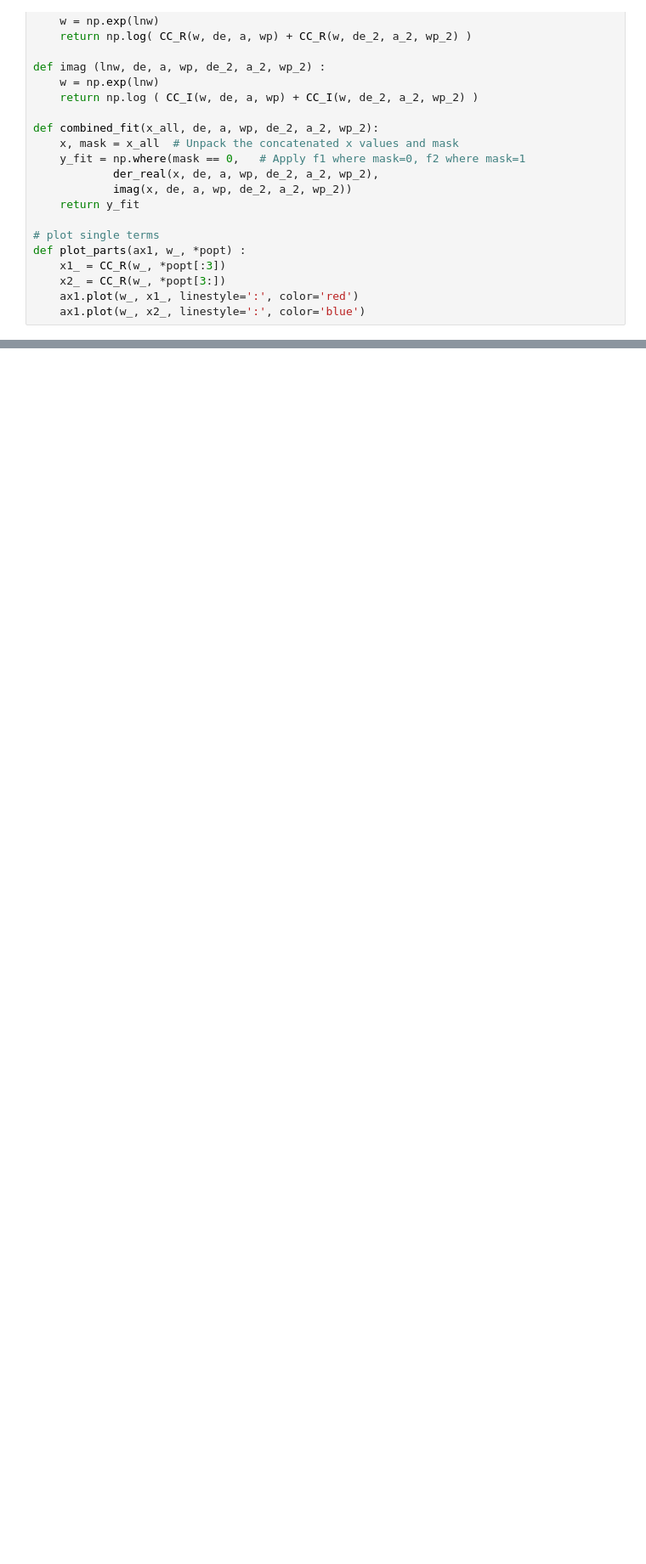
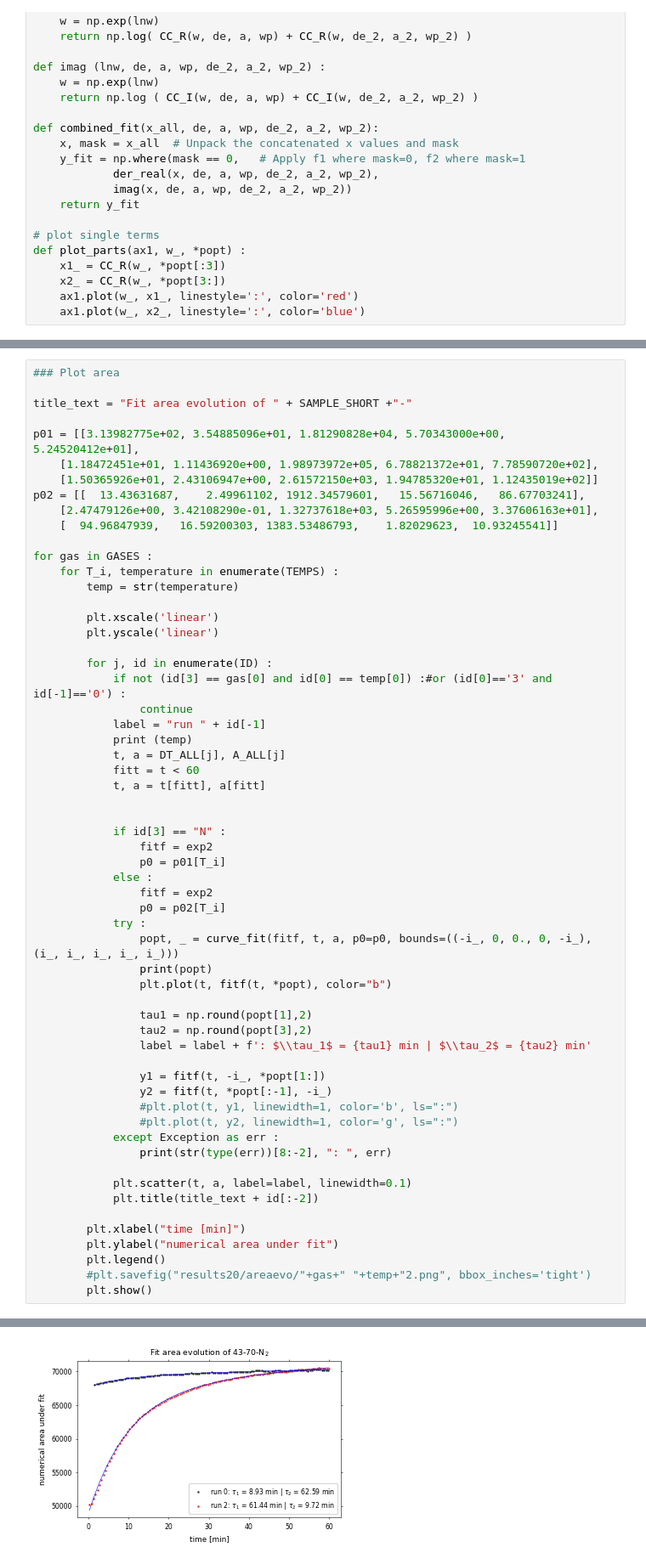
Before and after one commit to zarinelu/pei-dynamics, a Jupyter notebook: PEI43_2x-cole-fit_all-results.ipynb, the cells around one changed output, grey strips where cells are left out. Shown at 85% size. Drawn from its saved outputs; the diff is of its cells as text; blank space fills up the shorter version.

```diff
--- a/PEI43_2x-cole-fit_all-results.ipynb
+++ b/PEI43_2x-cole-fit_all-results.ipynb
@@ -732,0 +666,60 @@ RuntimeError :  Optimal parameters not found: The maximum number of function eva
+# %%
+### Plot area
+
+title_text = "Fit area evolution of " + SAMPLE_SHORT +"-"
+
+p01 = [[3.13982775e+02, 3.54885096e+01, 1.81290828e+04, 5.70343000e+00, 5.24520412e+01],
+    [1.18472451e+01, 1.11436920e+00, 1.98973972e+05, 6.78821372e+01, 7.78590720e+02],
+    [1.50365926e+01, 2.43106947e+00, 2.61572150e+03, 1.94785320e+01, 1.12435019e+02]]
+p02 = [[  13.43631687,    2.49961102, 1912.34579601,   15.56716046,   86.67703241],
+    [2.47479126e+00, 3.42108290e-01, 1.32737618e+03, 5.26595996e+00, 3.37606163e+01],
+    [  94.96847939,   16.59200303, 1383.53486793,    1.82029623,  10.93245541]]
+
+for gas in GASES :
+    for T_i, temperature in enumerate(TEMPS) :
+        temp = str(temperature)
+
+        plt.xscale('linear')
+        plt.yscale('linear')
+
+        for j, id in enumerate(ID) :
+            if not (id[3] == gas[0] and id[0] == temp[0]) :#or (id[0]=='3' and id[-1]=='0') :
+                continue
+            label = "run " + id[-1]
+            print (temp)
+            t, a = DT_ALL[j], A_ALL[j]
+            fitt = t < 60
+            t, a = t[fitt], a[fitt]
+
+
+            if id[3] == "N" :
+                fitf = exp2
+                p0 = p01[T_i]
+            else :
+                fitf = exp2
+                p0 = p02[T_i]
+            try :
+                popt, _ = curve_fit(fitf, t, a, p0=p0, bounds=((-i_, 0, 0., 0, -i_), (i_, i_, i_, i_, i_)))
+                print(popt)
+                plt.plot(t, fitf(t, *popt), color="b")
+
+                tau1 = np.round(popt[1],2)
+                tau2 = np.round(popt[3],2)
+                label = label + f': $\\tau_1$ = {tau1} min | $\\tau_2$ = {tau2} min'
+
+                y1 = fitf(t, -i_, *popt[1:])
+                y2 = fitf(t, *popt[:-1], -i_)
+                #plt.plot(t, y1, linewidth=1, color='b', ls=":")
+                #plt.plot(t, y2, linewidth=1, color='g', ls=":")
+            except Exception as err :
+                print(str(type(err))[8:-2], ": ", err)
+
+            plt.scatter(t, a, label=label, linewidth=0.1)
+            plt.title(title_text + id[:-2])
+
+        plt.xlabel("time [min]")
+        plt.ylabel("numerical area under fit")
+        plt.legend()
+        #plt.savefig("results20/areaevo/"+gas+" "+temp+"2.png", bbox_inches='tight')
+        plt.show()
+# %% [output]
@@ -732,0 +732 @@ RuntimeError :  Optimal parameters not found: The maximum number of function eva
+[figure, added]
```
Also changed, not shown: parts of 9 cells of this notebook, 3 other files.
